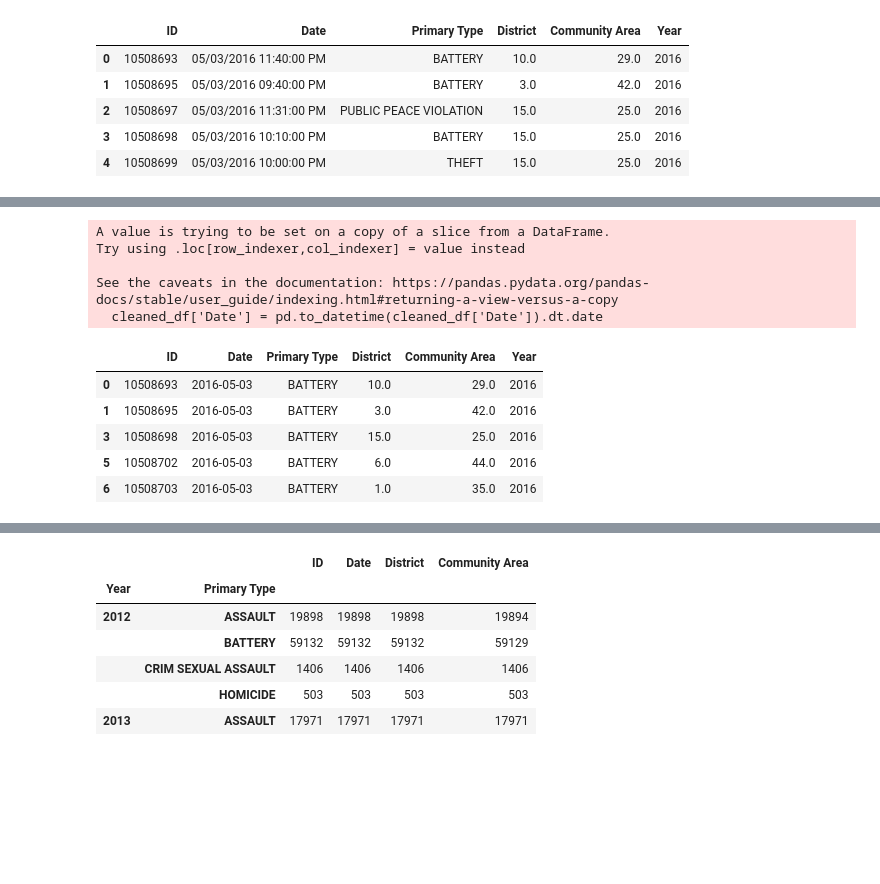
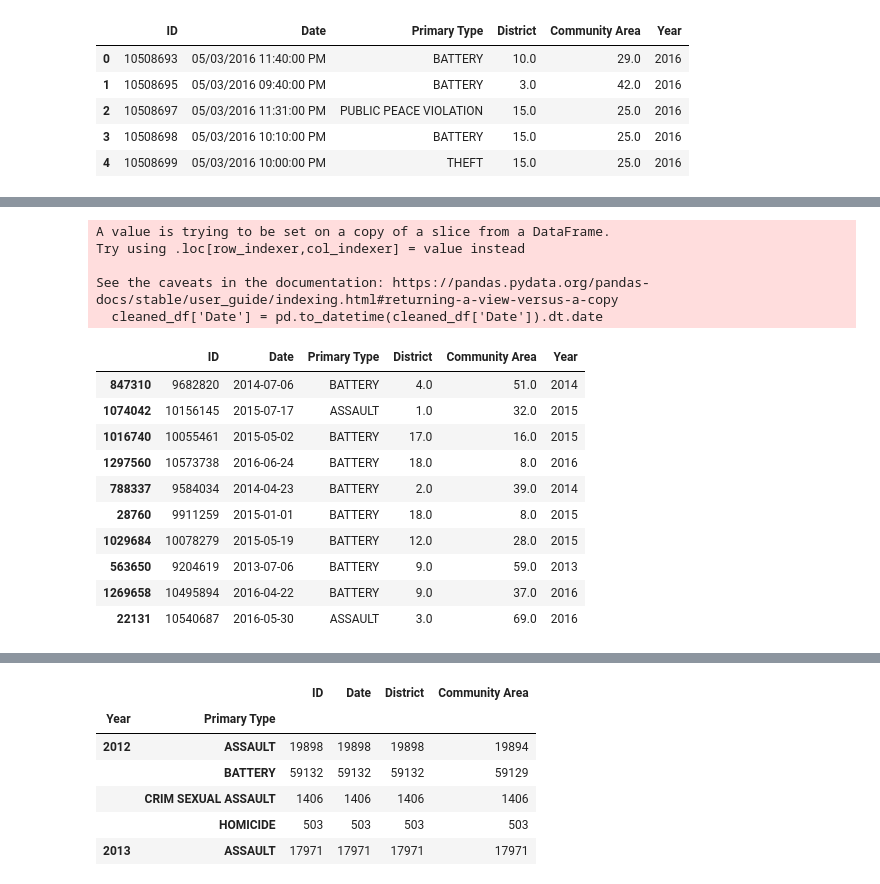
Before and after one commit to KevSantino28/project_1, a Jupyter notebook: data_clean_up.ipynb, the cells around one changed output, grey strips where cells are left out. Cells and saved outputs as stored; diff of their text form; code cells hidden in the pictures; blank space fills up the shorter version.

```diff
--- a/data_clean_up.ipynb
+++ b/data_clean_up.ipynb
@@ -252,19 +237,24 @@ print(cleaned_df)
 # %%
 # Adjusting the Date to correct format we need for merge
 cleaned_df['Date'] = pd.to_datetime(cleaned_df['Date']).dt.date
-cleaned_df.head()
+cleaned_df.sample(10)
 # %% [output]
 A value is trying to be set on a copy of a slice from a DataFrame.
 Try using .loc[row_indexer,col_indexer] = value instead
 
 See the caveats in the documentation: https://pandas.pydata.org/pandas-docs/stable/user_guide/indexing.html#returning-a-view-versus-a-copy
   cleaned_df['Date'] = pd.to_datetime(cleaned_df['Date']).dt.date
 |  | ID | Date | Primary Type | District | Community Area | Year |
-| 0 | 10508693 | 2016-05-03 | BATTERY | 10.0 | 29.0 | 2016 |
-| 1 | 10508695 | 2016-05-03 | BATTERY | 3.0 | 42.0 | 2016 |
-| 3 | 10508698 | 2016-05-03 | BATTERY | 15.0 | 25.0 | 2016 |
-| 5 | 10508702 | 2016-05-03 | BATTERY | 6.0 | 44.0 | 2016 |
-| 6 | 10508703 | 2016-05-03 | BATTERY | 1.0 | 35.0 | 2016 |
+| 847310 | 9682820 | 2014-07-06 | BATTERY | 4.0 | 51.0 | 2014 |
+| 1074042 | 10156145 | 2015-07-17 | ASSAULT | 1.0 | 32.0 | 2015 |
+| 1016740 | 10055461 | 2015-05-02 | BATTERY | 17.0 | 16.0 | 2015 |
+| 1297560 | 10573738 | 2016-06-24 | BATTERY | 18.0 | 8.0 | 2016 |
+| 788337 | 9584034 | 2014-04-23 | BATTERY | 2.0 | 39.0 | 2014 |
+| 28760 | 9911259 | 2015-01-01 | BATTERY | 18.0 | 8.0 | 2015 |
+| 1029684 | 10078279 | 2015-05-19 | BATTERY | 12.0 | 28.0 | 2015 |
+| 563650 | 9204619 | 2013-07-06 | BATTERY | 9.0 | 59.0 | 2013 |
+| 1269658 | 10495894 | 2016-04-22 | BATTERY | 9.0 | 37.0 | 2016 |
+| 22131 | 10540687 | 2016-05-30 | ASSAULT | 3.0 | 69.0 | 2016 |
 # %%
 #merging the two data frames
 
```
Also changed, not shown: parts of 10 cells of this notebook.
